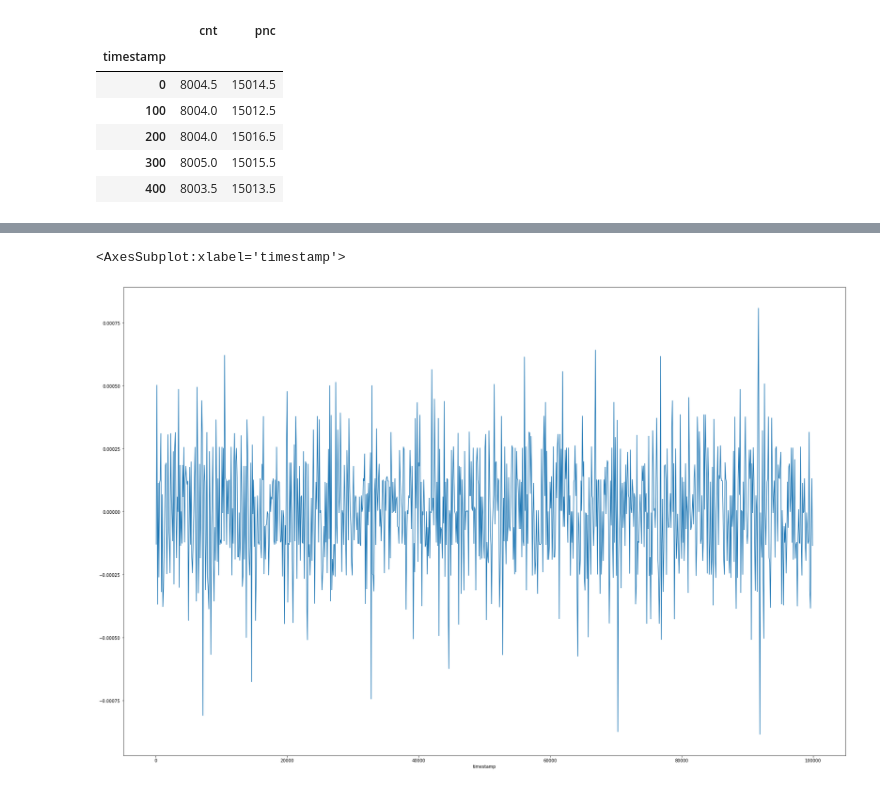
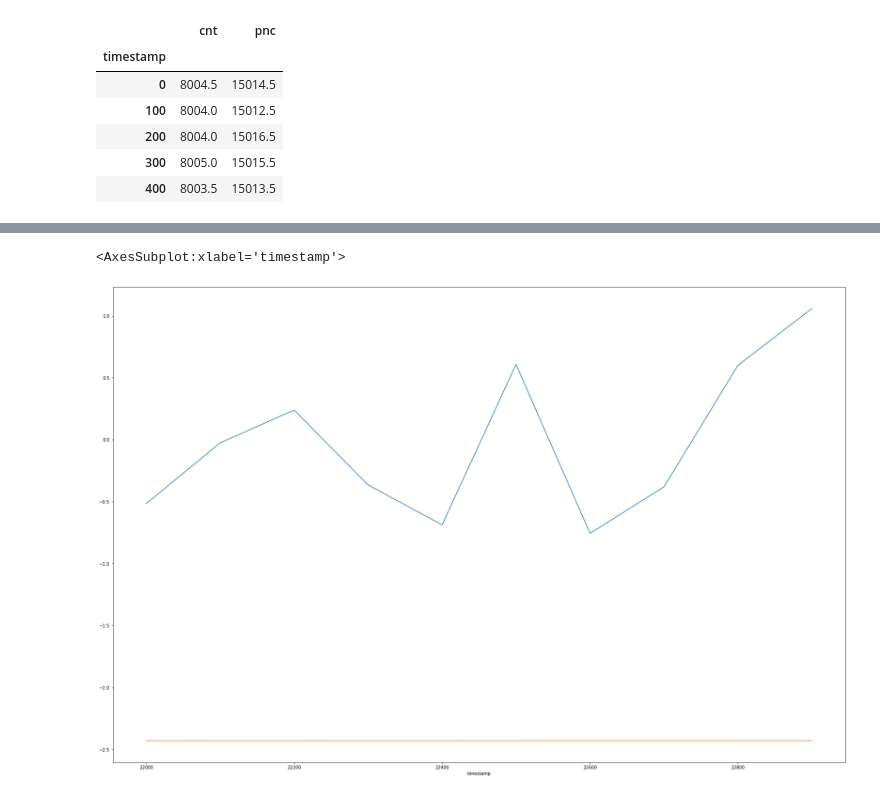
Before and after one commit to andrewchen0028/prosperity, a Jupyter notebook: pair trading.ipynb, the cells around one changed output, grey strips where cells are left out. Saved outputs shown, nothing was run; the diff lists cells and outputs as text; code cells hidden in the pictures.

```diff
--- a/pair trading.ipynb
+++ b/pair trading.ipynb
@@ -25,20 +25,23 @@ X = np.hstack((cnt_train['mid_price'].to_numpy().reshape(-1, 1), np.ones((cnt_tr
 Y = pnc_train['mid_price'].to_numpy().reshape(-1, 1)
 params = np.linalg.inv(X.T @ X) @ X.T @ Y
 # %%
-Q = np.asarray([[0.00021424, 0],
-                [0, 0]])
+Q = np.asarray([[4.59125883e-08, 0],
+                [0, 7.08748404e-16]])
 # %%
-km = KalmanFilter(params, Q, 1.72464704)
+km = KalmanFilter(params, Q, 2.97450649)
 # %%
 gamma = []
 mu = []
+Q = []
 
 for row in val.to_numpy():
     out = km(row[1], row[0])
     gamma.append(out[0])
     mu.append(out[1])
+    Q.append(out[2])
 
 val['gamma'] = gamma
 val['mu'] = mu
+val['Q'] = Q
 val.head()
 # %% [output]
@@ -52,2 +55,4 @@ val.head()
 # %%
 val['spread'] = val['pnc'] - val['gamma'] * val['cnt'] - val['mu']
+# %%
+val['Q'] = np.sqrt(val['Q'])
@@ -54,5 +66,6 @@ val['spread'] = val['pnc'] - val['gamma'] * val['cnt'] - val['mu']
 # %%
-val['spread'][1:1000].plot(figsize=(30, 20))
+val['spread'][220:230].plot(figsize=(30, 20))
+(-1 * val['Q'])[220:230].plot(figsize=(30, 20))
 # %% [output]
 <AxesSubplot:xlabel='timestamp'>
-[figure, old version]
+[figure, new version]
```
Also changed, not shown: parts of 3 cells of this notebook, 2 other files.
